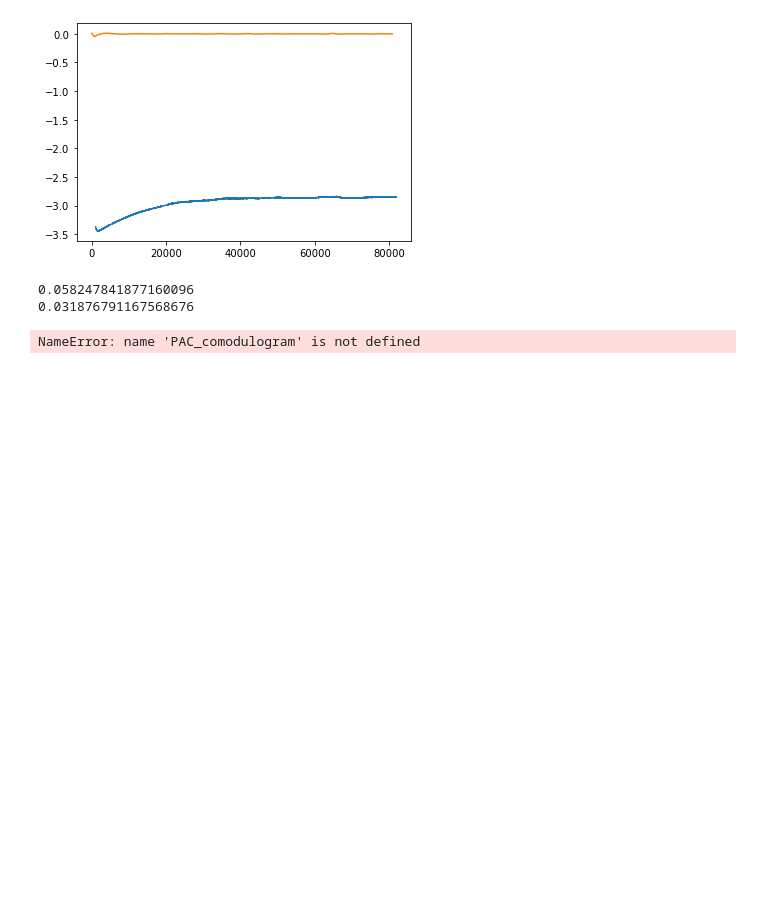
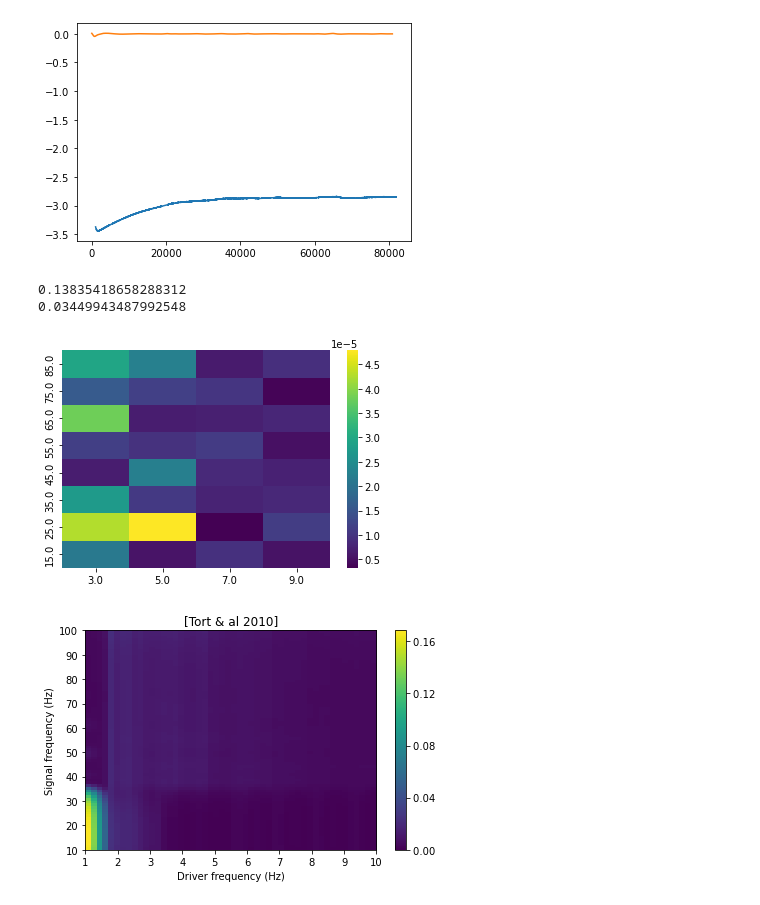
Before and after one commit to yilewang/Gc_detect_script, a Jupyter notebook: application/CFC.ipynb, the cells around one changed output. Saved outputs shown, nothing was run; the diff lists cells and outputs as text; code cells hidden in the pictures; blank space fills up the shorter version.

Commit message:
update signal workflow

```diff
--- a/application/CFC.ipynb
+++ b/application/CFC.ipynb
@@ -33,13 +33,13 @@ plt.show()
 # %% [output]
 [figure]
 # %%
-print(SignalToolkit.PAC(df_right, [2,10], [10,60], fs=81920))
-print(SignalToolkit.PAC(df_left, [2,10], [10,60], fs=81920))
+print(SignalToolkit.PAC(df_right, [2,10], [30,120], fs=81920))
+print(SignalToolkit.PAC(df_left, [2,10], [30,120], fs=81920))
 # SignalToolkit.PAC_comodulogram(df_right, [2,20,1],[30, 200, 5], fs=81920)
 # SignalToolkit.PAC_comodulogram(df_left, [2,20,1],[30, 200, 5], fs=81920)
 # %% [output]
-0.058247841877160096
-0.031876791167568676
+0.13835418658288312
+0.03449943487992548
 # %%
 ########
 # test #
@@ -48,52 +48,59 @@ print(SignalToolkit.PAC(df_left, [2,10], [10,60], fs=81920))
 import numpy as np
 import matplotlib.pyplot as plt
 
 from pactools import Comodulogram, REFERENCES
 from pactools import simulate_pac
 
 fs = 200.  # Hz
 high_fq = 50.0  # Hz
 low_fq = 5.0  # Hz
 low_fq_width = 1.0  # Hz
 
 n_points = 10000
 noise_level = 0.4
 
 signala = simulate_pac(n_points=n_points, fs=fs, high_fq=high_fq, low_fq=low_fq,
                       low_fq_width=low_fq_width, noise_level=noise_level,
                       random_state=0)
 
-SignalToolkit.PAC_comodulogram(signala, [2,20,2],[30, 90, 10], fs=200)
 
-# signala = df_left
 
+signala = df_right
+SignalToolkit.PAC_comodulogram(signala, [2,10,1],[10, 90, 10], fs=200)
 low_fq_range = np.linspace(1, 10, 50)
-methods = [
-    'ozkurt', 'canolty', 'tort', 'penny', 'vanwijk', 'duprelatour', 'colgin',
-    'sigl', 'bispectrum'
-]
-
+# methods = [
+#     'ozkurt', 'canolty', 'tort', 'penny', 'vanwijk', 'duprelatour', 'colgin',
+#     'sigl', 'bispectrum'
+# ]
+methods = ['tort']
 
 # Define the subplots where the comodulogram will be plotted
 n_lines = 3
 n_columns = int(np.ceil(len(methods) / float(n_lines)))
-fig, axs = plt.subplots(
-    n_lines, n_columns, figsize=(4 * n_columns, 3 * n_lines))
-axs = axs.ravel()
-
+# fig, axs = plt.subplots(
+#     n_lines, n_columns, figsize=(4 * n_columns, 3 * n_lines))
+fig = plt.figure()
+axs = fig.add_subplot(111)
+# axs = axs.ravel()
+estimator = Comodulogram(fs=fs, low_fq_range=low_fq_range,
+                             low_fq_width=low_fq_width, method=methods[0],
+                             progress_bar=False)
+estimator.fit(signala)
+estimator.plot(titles=[REFERENCES[methods[0]]], axs=[axs])
 
 # Compute the comodulograms and plot them
-for ax, method in zip(axs, methods):
-    print('%s... ' % (method, ))
-    estimator = Comodulogram(fs=fs, low_fq_range=low_fq_range,
-                             low_fq_width=low_fq_width, method=method,
-                             progress_bar=False)
-    estimator.fit(signala)
-    estimator.plot(titles=[REFERENCES[method]], axs=[ax])
+# for ax, method in zip(axs, methods):
+#     print('%s... ' % (method, ))
+#     estimator = Comodulogram(fs=fs, low_fq_range=low_fq_range,
+#                              low_fq_width=low_fq_width, method=method,
+#                              progress_bar=False)
+#     estimator.fit(signala)
+#     estimator.plot(titles=[REFERENCES[method]], axs=[ax])
 
 plt.show()
 # %% [output]
-NameError: name 'PAC_comodulogram' is not defined
+[figure, added]
+[figure, added]
 # %%
 # %matplotlib widget
 # # hilbert transform
```
Also changed, not shown: 1 other file.
